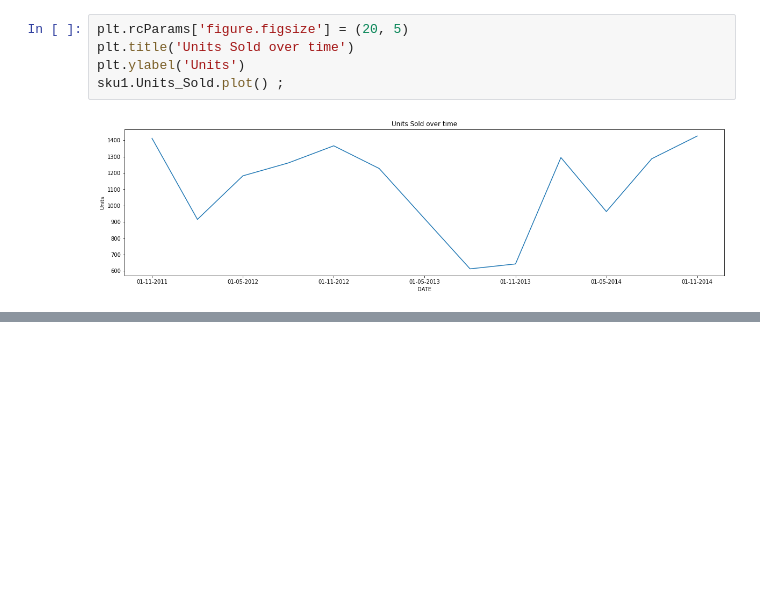
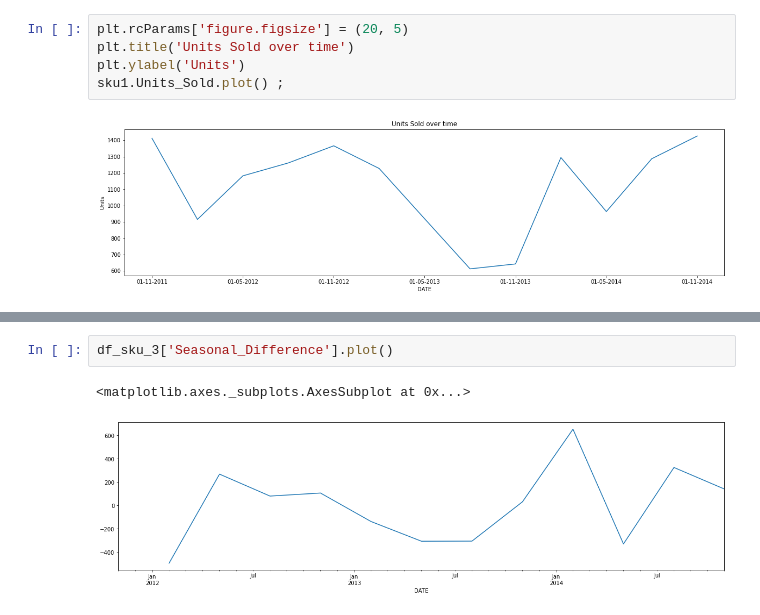
Before and after one commit to hargurjeet/hpe, a Jupyter notebook: Problem1_Time_series.ipynb, the cells around one changed output, grey strips where cells are left out. Saved outputs shown, nothing was run; the diff lists cells and outputs as text; blank space fills up the shorter version.

```diff
--- a/Problem1_Time_series.ipynb
+++ b/Problem1_Time_series.ipynb
@@ -118,0 +307,5 @@ sku1.Units_Sold.plot() ;
+# %%
+df_sku_3['Seasonal_Difference'].plot()
+# %% [output]
+<matplotlib.axes._subplots.AxesSubplot at 0x...>
+[figure, added]
```
Also changed, not shown: parts of 24 cells of this notebook.
